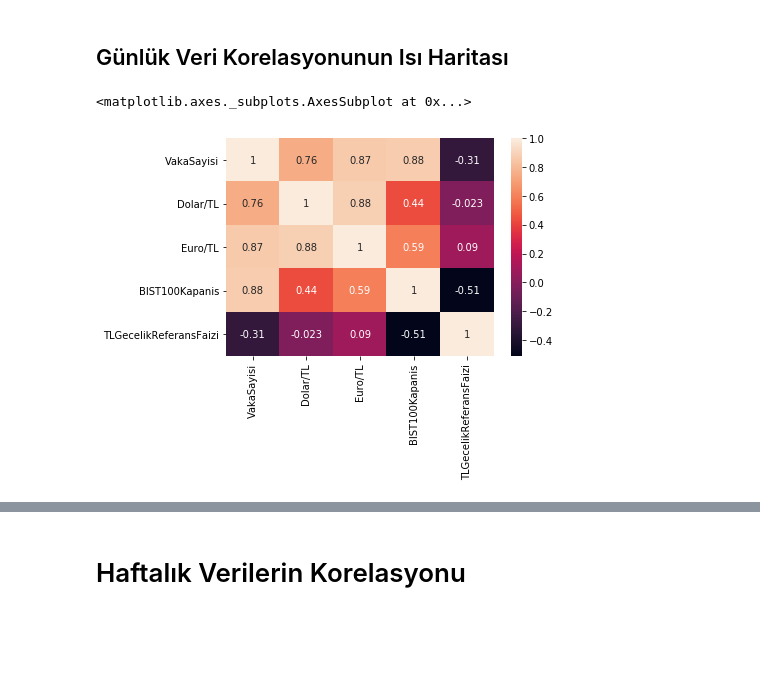
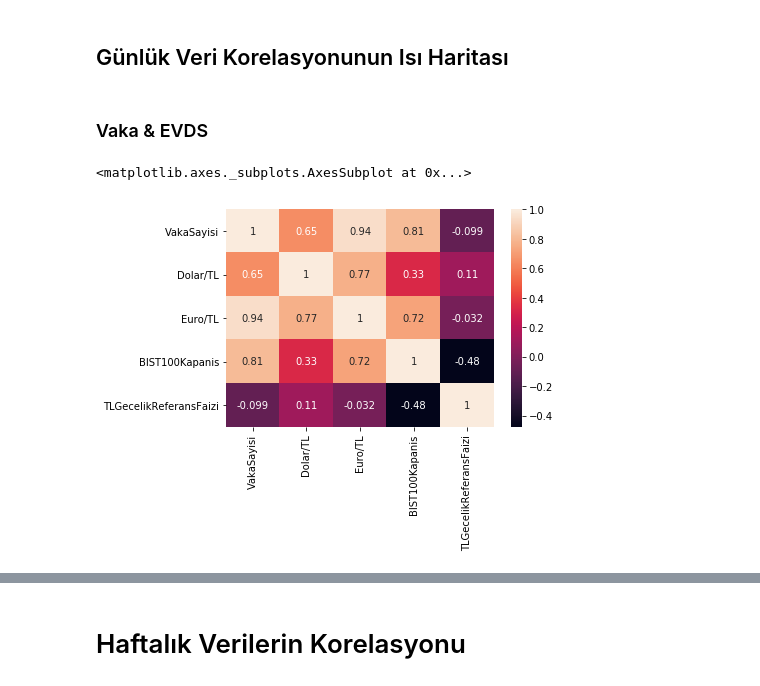
Before and after one commit to karailker/covid-evds-correlation, a Jupyter notebook: Veri Analizi - Final.ipynb, the cells around one changed output, grey strips where cells are left out. Drawn from its saved outputs; the diff is of its cells as text; code cells hidden in the pictures; blank space fills up the shorter version.

```diff
--- a/Veri Analizi - Final.ipynb
+++ b/Veri Analizi - Final.ipynb
@@ -206,0 +190,3 @@ daily_covid_data
+# %%
+daily_case_data = case_data
+daily_case_data
@@ -233,7 +330,7 @@ weekly_covid_data
 # %%
-daily_merged_data = pd.concat([daily_covid_data, daily_data[daily_data.columns[0:]]], axis=1)
-daily_merged_data = daily_merged_data.fillna(method='ffill') #For filling NaN rows with previous values
-daily_merged_data
+daily_merged_case_data = pd.concat([daily_case_data, daily_data[daily_data.columns[0:]]], axis=1)
+daily_merged_case_data = daily_merged_case_data.fillna(method='ffill') #For filling NaN rows with previous values
+daily_merged_case_data
 # %% [output]
 |  | VakaSayisi | Dolar/TL | Euro/TL | BIST100Kapanis | TLGecelikReferansFaizi |
 | Tarih |  |  |  |  |  |
@@ -287,8 +538,7 @@ weekly_merged_data
 # %%
-daily_corr = daily_merged_data.corr(method="pearson") #Normal dağılmış veri için
-#daily_corr = daily_merged_data.corr(method="spearman") #Normal dağılmamış veri için
-#daily_corr = daily_merged_data.corr(method="kendall")
+#daily_case_corr = daily_merged_case_data.corr(method="pearson") #Normal dağılmış veri için
+daily_case_corr = daily_merged_case_data.corr(method="spearman") #Normal dağılmamış veri için
 
-daily_corr
+daily_case_corr
 # %% [output]
 |  | VakaSayisi | Dolar/TL | Euro/TL | BIST100Kapanis | TLGecelikReferansFaizi |
@@ -300,7 +564,9 @@ daily_corr
 # %% [markdown]
 ## Günlük Veri Korelasyonunun Isı Haritası
+# %% [markdown]
+### Vaka & EVDS
 # %%
-sns.heatmap(daily_corr, xticklabels=daily_corr.columns, yticklabels=daily_corr.columns, annot=True)
+sns.heatmap(daily_case_corr, xticklabels=daily_case_corr.columns, yticklabels=daily_case_corr.columns, annot=True)
 # %% [output]
 <matplotlib.axes._subplots.AxesSubplot at 0x...>
-[figure, old version]
+[figure, new version]
```
Also changed, not shown: parts of 53 cells of this notebook.
